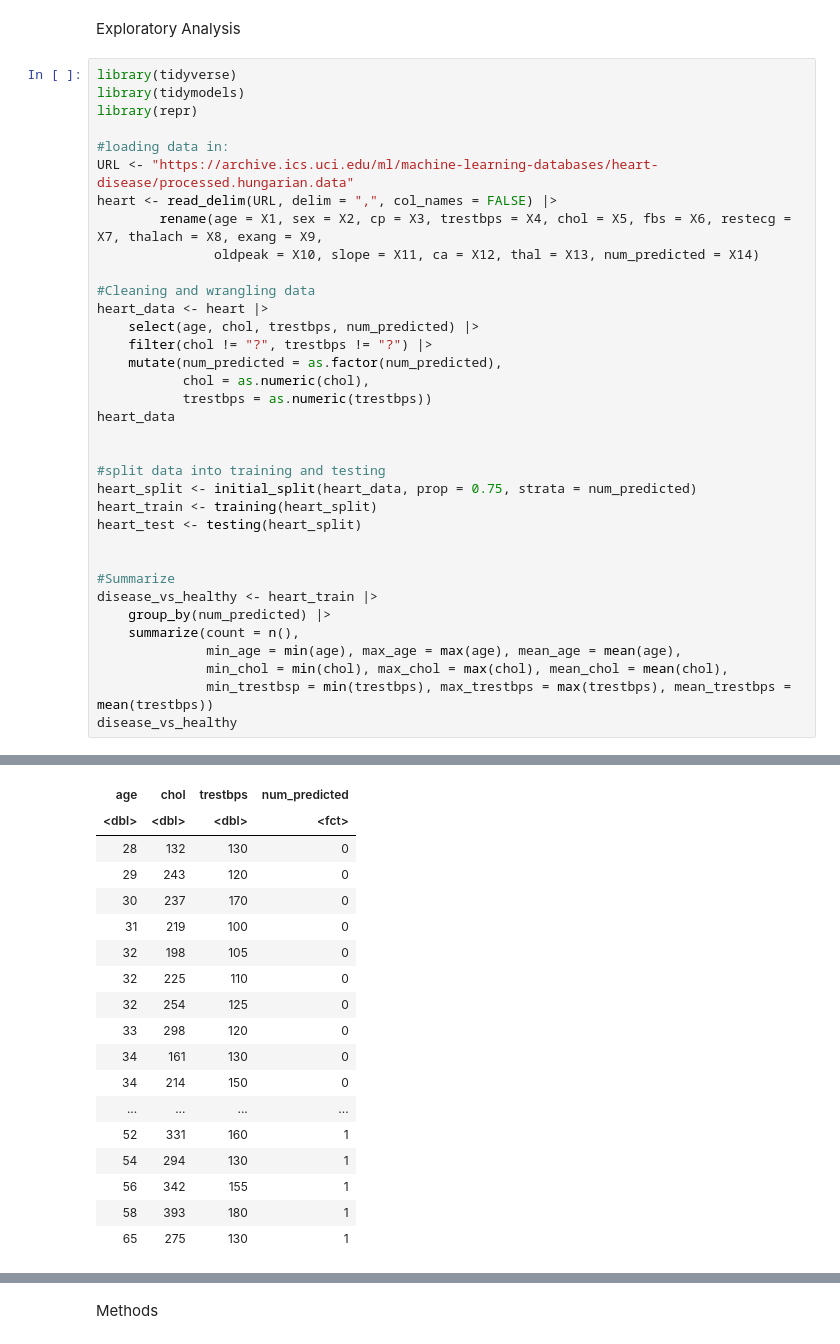
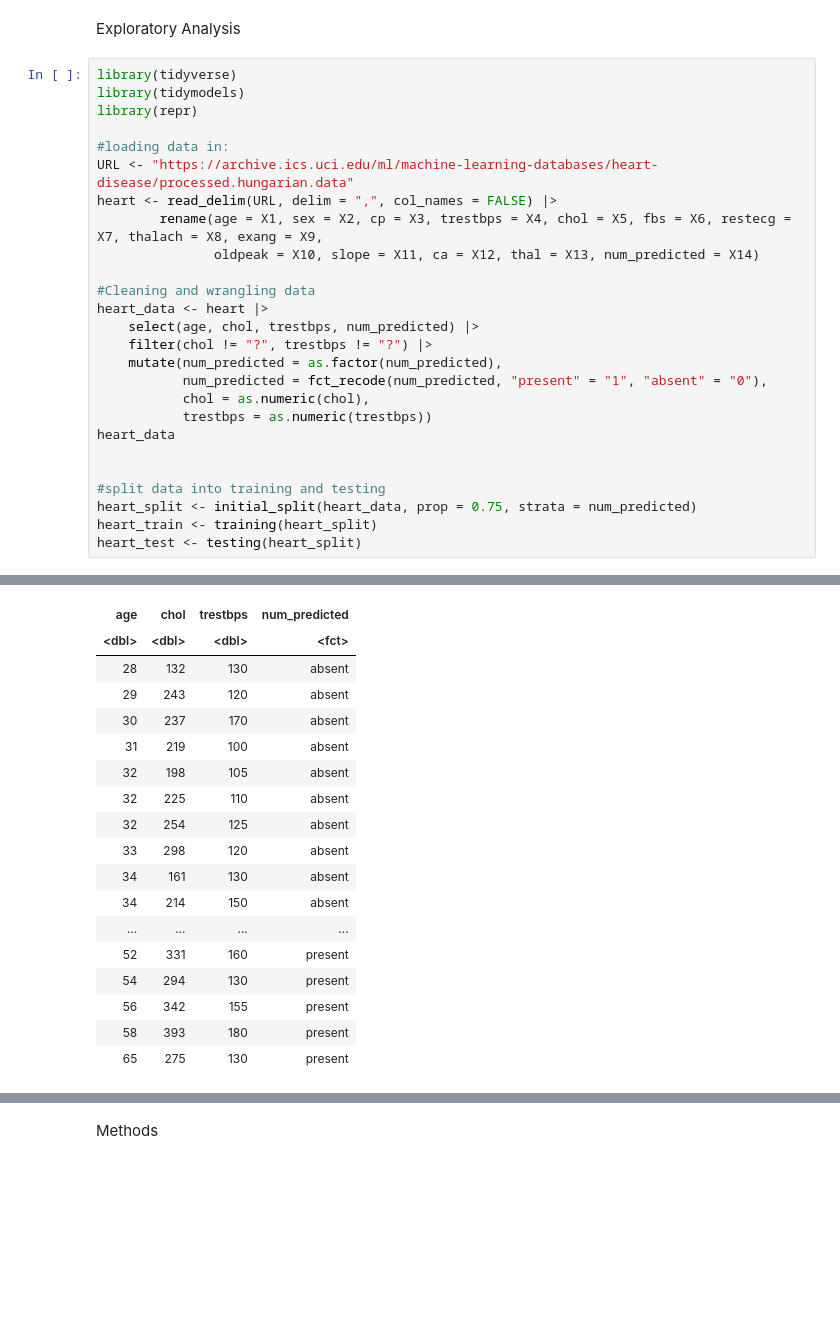
Before and after one commit to mairinleitch/dsci100_project-008-39, a Jupyter notebook: Heart_disease.ipynb, the cells around one changed output, grey strips where cells are left out. Drawn from its saved outputs; the diff is of its cells as text; blank space fills up the shorter version.

```diff
--- a/Heart_disease.ipynb
+++ b/Heart_disease.ipynb
@@ -16,56 +18,47 @@ URL <- "https://archive.ics.uci.edu/ml/machine-learning-databases/heart-disease/
 heart <- read_delim(URL, delim = ",", col_names = FALSE) |>
         rename(age = X1, sex = X2, cp = X3, trestbps = X4, chol = X5, fbs = X6, restecg = X7, thalach = X8, exang = X9,
                oldpeak = X10, slope = X11, ca = X12, thal = X13, num_predicted = X14)
 
 #Cleaning and wrangling data
 heart_data <- heart |>
     select(age, chol, trestbps, num_predicted) |>
     filter(chol != "?", trestbps != "?") |>
     mutate(num_predicted = as.factor(num_predicted),
+           num_predicted = fct_recode(num_predicted, "present" = "1", "absent" = "0"),
            chol = as.numeric(chol),
            trestbps = as.numeric(trestbps))
 heart_data
 
 
 #split data into training and testing
 heart_split <- initial_split(heart_data, prop = 0.75, strata = num_predicted)
 heart_train <- training(heart_split)
 heart_test <- testing(heart_split)
-
-
-#Summarize
-disease_vs_healthy <- heart_train |>
-    group_by(num_predicted) |>
-    summarize(count = n(),
-              min_age = min(age), max_age = max(age), mean_age = mean(age),
-              min_chol = min(chol), max_chol = max(chol), mean_chol = mean(chol),
-              min_trestbsp = min(trestbps), max_trestbps = max(trestbps), mean_trestbps = mean(trestbps))
-disease_vs_healthy
 # %% [output]
 Rows: 294 Columns: 14
 ── Column specification ────────────────────────────────────────────────────────
 Delimiter: ","
 chr (9): X4, X5, X6, X7, X8, X9, X11, X12, X13
 dbl (5): X1, X2, X3, X10, X14
 
 ℹ Use `spec()` to retrieve the full column specification for this data.
 ℹ Specify the column types or set `show_col_types = FALSE` to quiet this message.
 A tibble: 270 × 4
 | age | chol | trestbps | num_predicted |
 | <dbl> | <dbl> | <dbl> | <fct> |
-| 28 | 132 | 130 | 0 |
-| 29 | 243 | 120 | 0 |
-| 30 | 237 | 170 | 0 |
-| 31 | 219 | 100 | 0 |
-| 32 | 198 | 105 | 0 |
-| 32 | 225 | 110 | 0 |
-| 32 | 254 | 125 | 0 |
-| 33 | 298 | 120 | 0 |
-| 34 | 161 | 130 | 0 |
-| 34 | 214 | 150 | 0 |
+| 28 | 132 | 130 | absent |
+| 29 | 243 | 120 | absent |
+| 30 | 237 | 170 | absent |
+| 31 | 219 | 100 | absent |
+| 32 | 198 | 105 | absent |
+| 32 | 225 | 110 | absent |
+| 32 | 254 | 125 | absent |
+| 33 | 298 | 120 | absent |
+| 34 | 161 | 130 | absent |
+| 34 | 214 | 150 | absent |
 | ... | ... | ... | ... |
-| 52 | 331 | 160 | 1 |
-| 54 | 294 | 130 | 1 |
-| 56 | 342 | 155 | 1 |
-| 58 | 393 | 180 | 1 |
-| 65 | 275 | 130 | 1 |
+| 52 | 331 | 160 | present |
+| 54 | 294 | 130 | present |
+| 56 | 342 | 155 | present |
+| 58 | 393 | 180 | present |
+| 65 | 275 | 130 | present |
```
Also changed, not shown: parts of 5 cells of this notebook.
